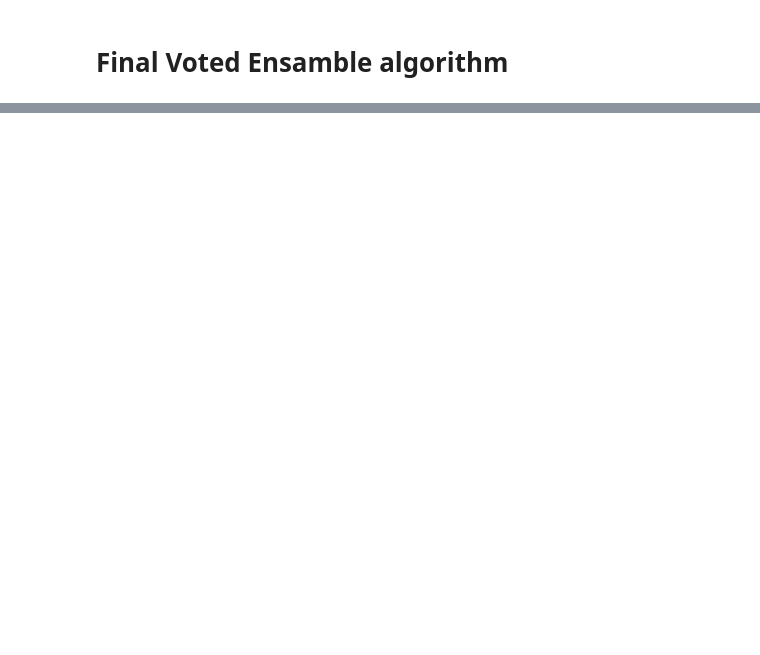
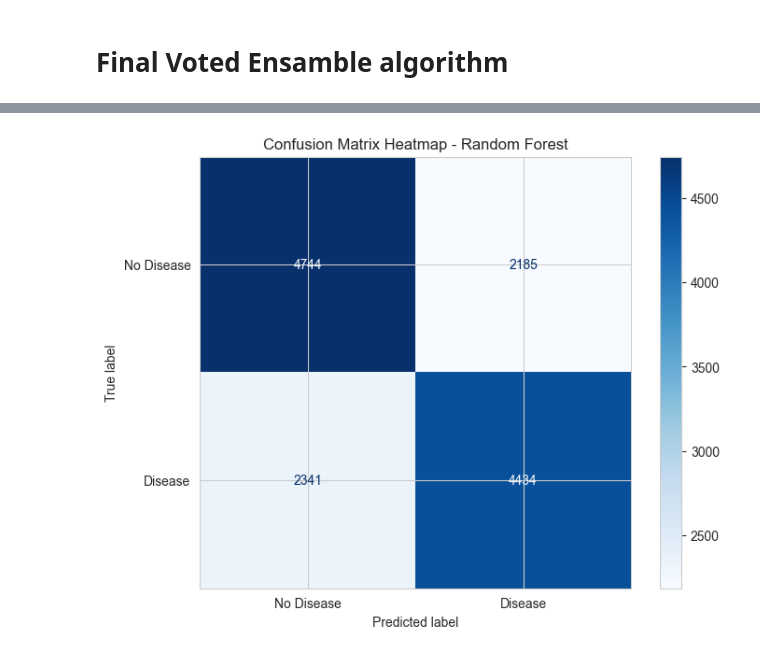
Before and after one commit to Balram-Parmar/RMS_HeartAttackPrediction, a Jupyter notebook: FINAL.ipynb, the cells around one changed output, grey strips where cells are left out. Drawn from its saved outputs; the diff is of its cells as text; code cells hidden in the pictures; blank space fills up the shorter version.

```diff
--- a/FINAL.ipynb
+++ b/FINAL.ipynb
@@ -3211,0 +3766,80 @@ ENSEMBLE VOTING COMPLETED SUCCESSFULLY
+# %%
+import matplotlib.pyplot as plt
+import seaborn as sns
+from sklearn.metrics import (
+    RocCurveDisplay,
+    PrecisionRecallDisplay,
+    ConfusionMatrixDisplay
+)
+
+# --- Ensure these imports are also present ---
+# (They were in your original file but are needed here too)
+import pandas as pd
+import numpy as np
+import warnings
+warnings.filterwarnings('ignore')
+
+print("Generating visualizations for Random Forest...")
+
+# --- 1. Confusion Matrix Heatmap ---
+# We use from_estimator, which takes the trained model and test data,
+# makes predictions, and plots the matrix in one step.
+
+fig_cm, ax_cm = plt.subplots(figsize=(8, 6))
+disp_cm = ConfusionMatrixDisplay.from_estimator(
+    clf.model,
+    clf.X_test,
+    clf.y_test,
+    display_labels=['No Disease', 'Disease'], # From your classification report
+    cmap='Blues',
+    ax=ax_cm
+)
+ax_cm.set_title('Confusion Matrix Heatmap - Random Forest')
+plt.savefig('confusion_matrix_random_forest.png')
+print("Saved confusion_matrix_random_forest.png")
+
+
+# --- 2. ROC and Precision-Recall Curves (Side-by-Side) ---
+# It's often best to view these two plots together.
+
+# Create a figure with two subplots
+fig_curves, (ax_roc, ax_pr) = plt.subplots(1, 2, figsize=(16, 7))
+
+# --- Plot 2a: ROC Curve ---
+RocCurveDisplay.from_estimator(
+    clf.model,
+    clf.X_test,
+    clf.y_test,
+    name='Random Forest',
+    ax=ax_roc
+)
+# Add a "no-skill" (random guess) line
+ax_roc.plot([0, 1], [0, 1], linestyle='--', color='grey', label='No Skill (AUC = 0.5)')
+ax_roc.set_title('ROC Curve')
+ax_roc.legend()
+
+# --- Plot 2b: Precision-Recall Curve ---
+PrecisionRecallDisplay.from_estimator(
+    clf.model,
+    clf.X_test,
+    clf.y_test,
+    name='Random Forest',
+    ax=ax_pr
+)
+# Add a "no-skill" line (baseline is the prevalence of the positive class)
+no_skill = clf.y_test.mean()
+ax_pr.axhline(y=no_skill, linestyle='--', color='grey',
+              label=f'No Skill (Prevalence = {no_skill:.2f})')
+ax_pr.set_title('Precision-Recall Curve')
+ax_pr.legend()
+
+# Save the combined figure
+plt.tight_layout()
+plt.savefig('roc_and_pr_curves_random_forest.png')
+print("Saved roc_and_pr_curves_random_forest.png")
+
+# Finally, display all plots
+plt.show()
+
+print("All visualizations generated.")
+# %% [output]
@@ -3211,0 +3849 @@ ENSEMBLE VOTING COMPLETED SUCCESSFULLY
+[figure, added]
```
Also changed, not shown: parts of 25 cells of this notebook, 6 other files.
